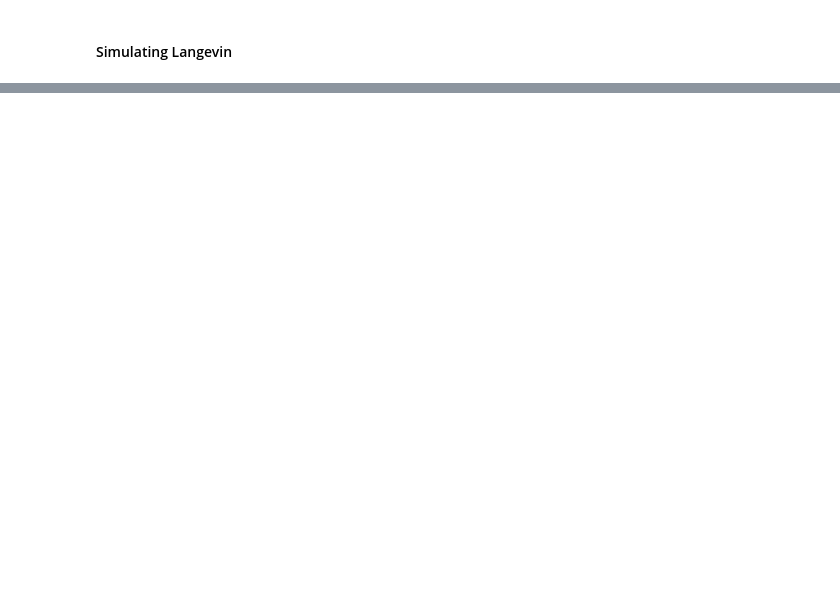
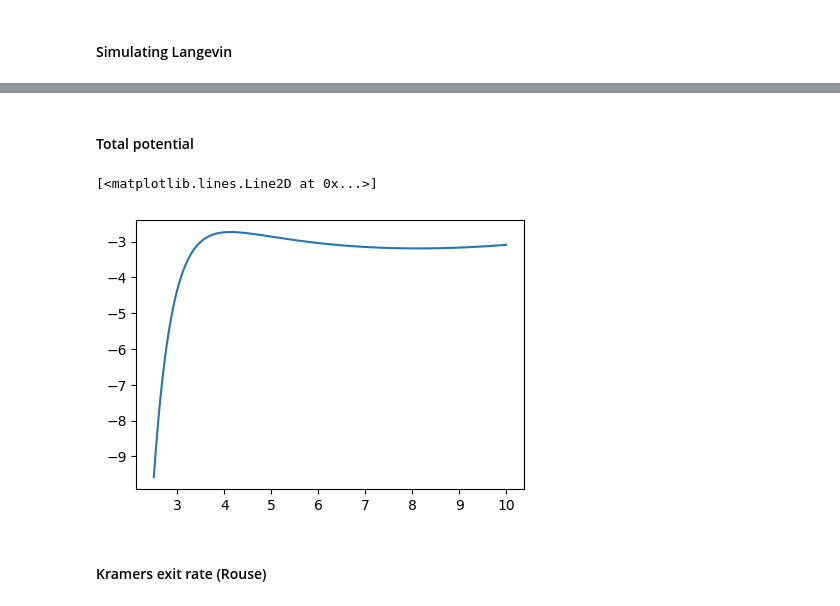
Before and after one commit to ta-rekt/Droplet, a Jupyter notebook: viz-rouse.ipynb, the cells around one changed output, grey strips where cells are left out. Saved outputs shown, nothing was run; the diff lists cells and outputs as text; code cells hidden in the pictures; blank space fills up the shorter version.

```diff
--- a/viz-rouse.ipynb
+++ b/viz-rouse.ipynb
@@ -865,0 +738,15 @@ ratio empirical / Kramers     = 1.18
+# %% [markdown]
+#### Total potential
+# %%
+fig, ax = plt.subplots(1,1,figsize=(5, 3.5))
+
+keya = 12
+R = _first["surface_params"]["R"]
+xs = np.linspace(p.R, p.L, len(total_potential[keya]))
+
+ax.plot(xs, total_potential[keya])
+# %% [output]
+[<matplotlib.lines.Line2D at 0x...>]
+[figure, added]
+# %% [markdown]
+#### Kramers exit rate (Rouse)
```
Also changed, not shown: parts of 49 cells of this notebook, 10 other files.
